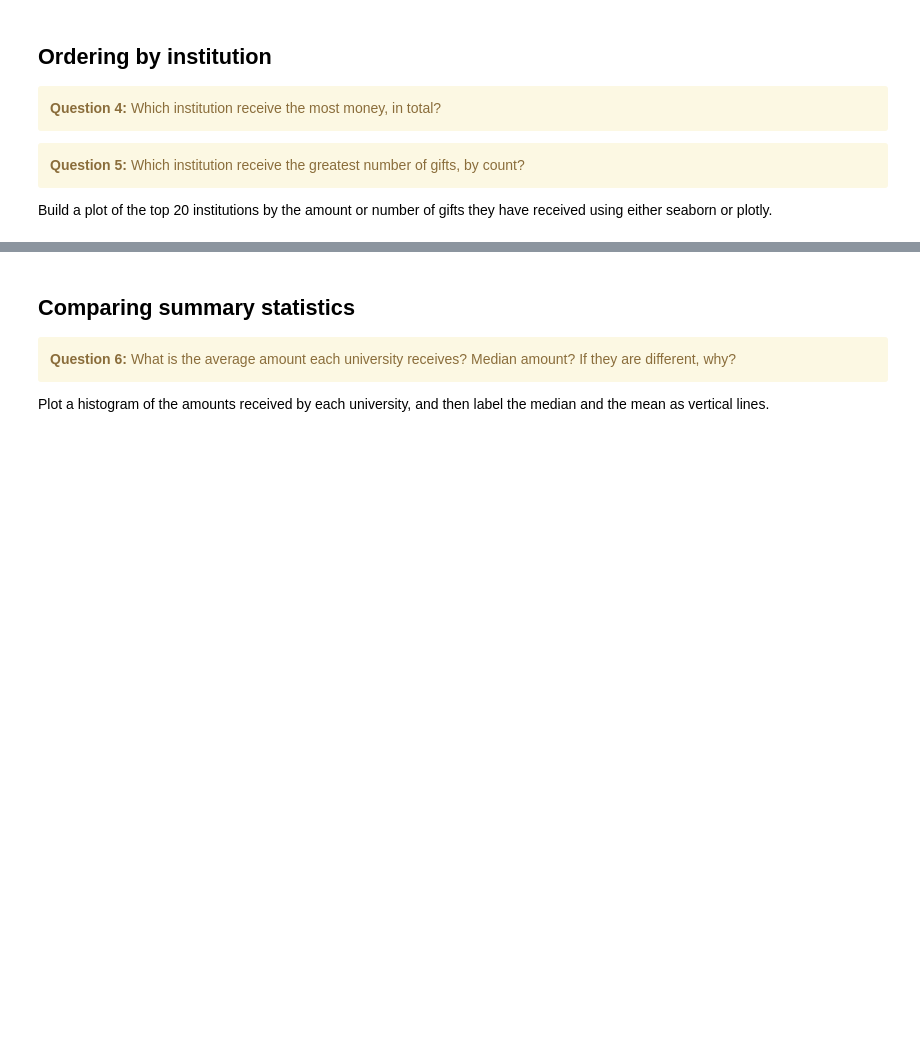
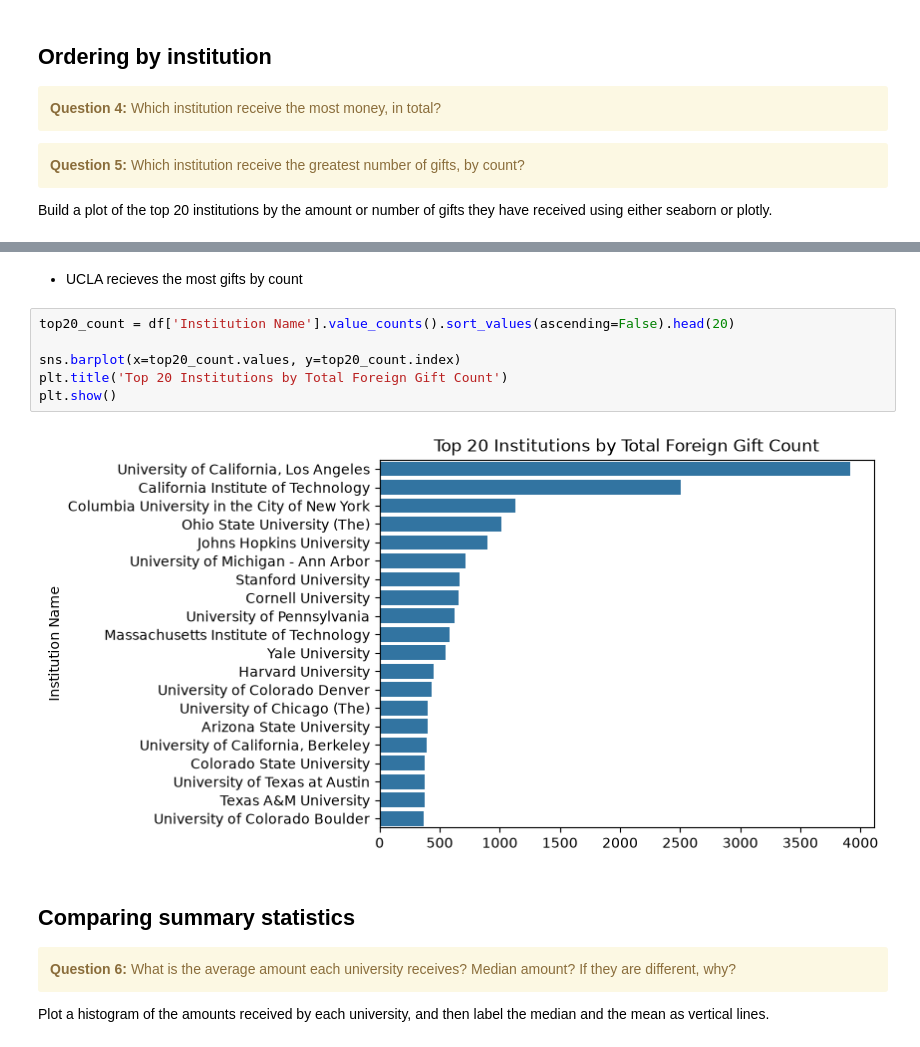
Before and after one commit to jacobrellis/UU_F26_templates, a Jupyter notebook: Lab01/Lab01.ipynb, the cells around one changed output, grey strips where cells are left out. Cells and saved outputs as stored; diff of their text form; blank space fills up the shorter version.

```diff
--- a/Lab01/Lab01.ipynb
+++ b/Lab01/Lab01.ipynb
@@ -123,3 +177,13 @@ Build a plot of the top 20 institutions by the amount or number of gifts they ha
+# %% [markdown]
+* UCLA recieves the most gifts by count
+# %%
+top20_count = df['Institution Name'].value_counts().sort_values(ascending=False).head(20)
+
+sns.barplot(x=top20_count.values, y=top20_count.index)
+plt.title('Top 20 Institutions by Total Foreign Gift Count')
+plt.show()
+# %% [output]
+[figure, added]
 # %% [markdown]
 ## Comparing summary statistics
 
```
Also changed, not shown: parts of 19 cells of this notebook.
